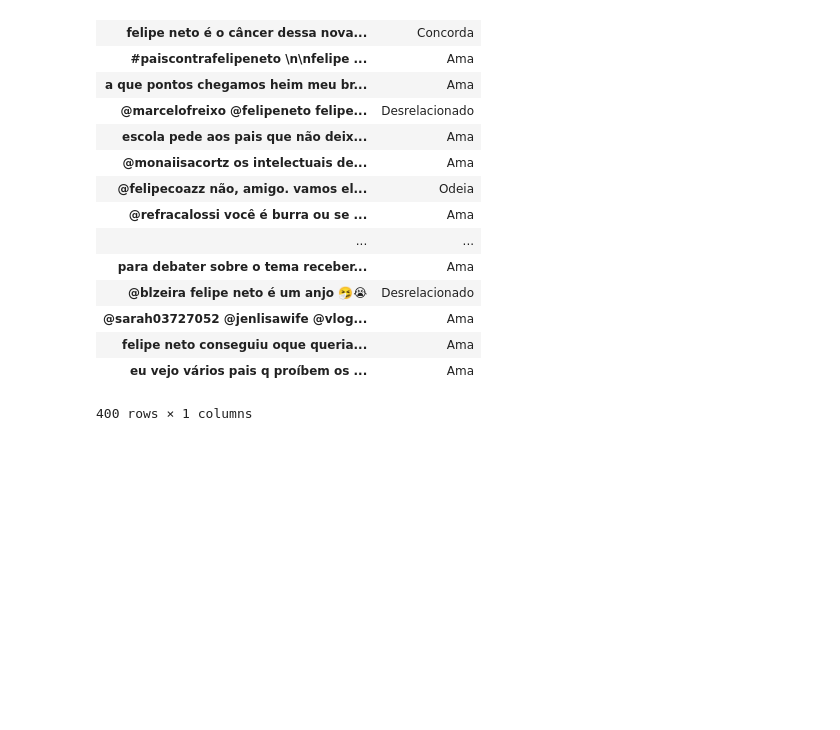
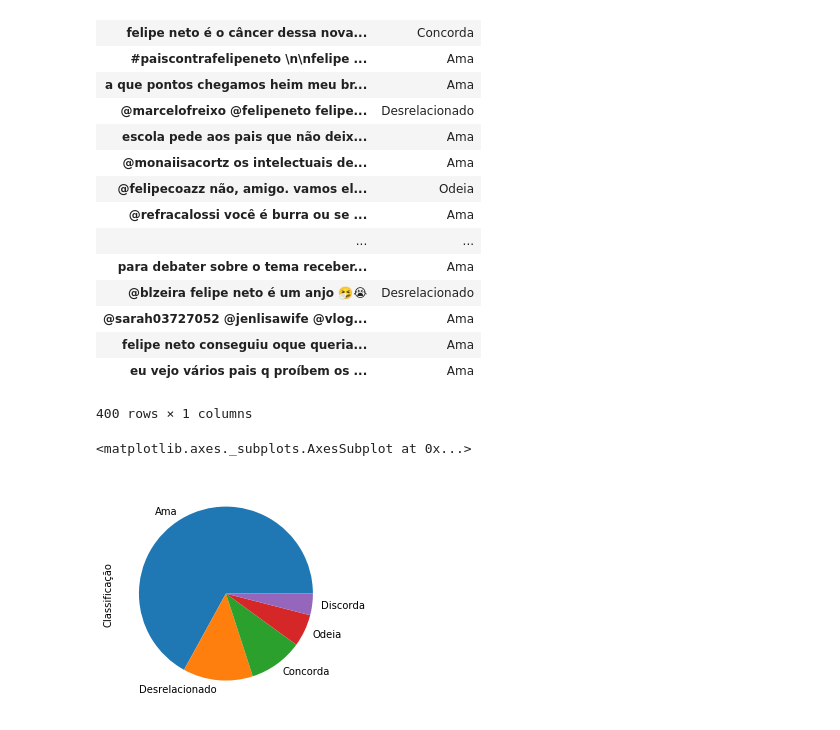
Before and after one commit to carolinechaim/Projeto_2, a Jupyter notebook: NaiveBayes teste 1.ipynb, the cells around one changed output. Saved outputs shown, nothing was run; the diff lists cells and outputs as text; code cells hidden in the pictures; blank space fills up the shorter version.

```diff
--- a/NaiveBayes teste 1.ipynb
+++ b/NaiveBayes teste 1.ipynb
@@ -187,3 +187,8 @@ writer = pd.ExcelWriter('FelipeNetoNaiveBayes.xlsx', engine='xlsxwriter')
 teste_idx.to_excel(writer, sheet_name='Teste')
 # %%
 writer.save()
+# %%
+teste.Classificação.value_counts().plot.pie()
+# %% [output]
+<matplotlib.axes._subplots.AxesSubplot at 0x...>
+[figure, added]
```
Also changed, not shown: parts of 1 cell of this notebook, 1 other file.
